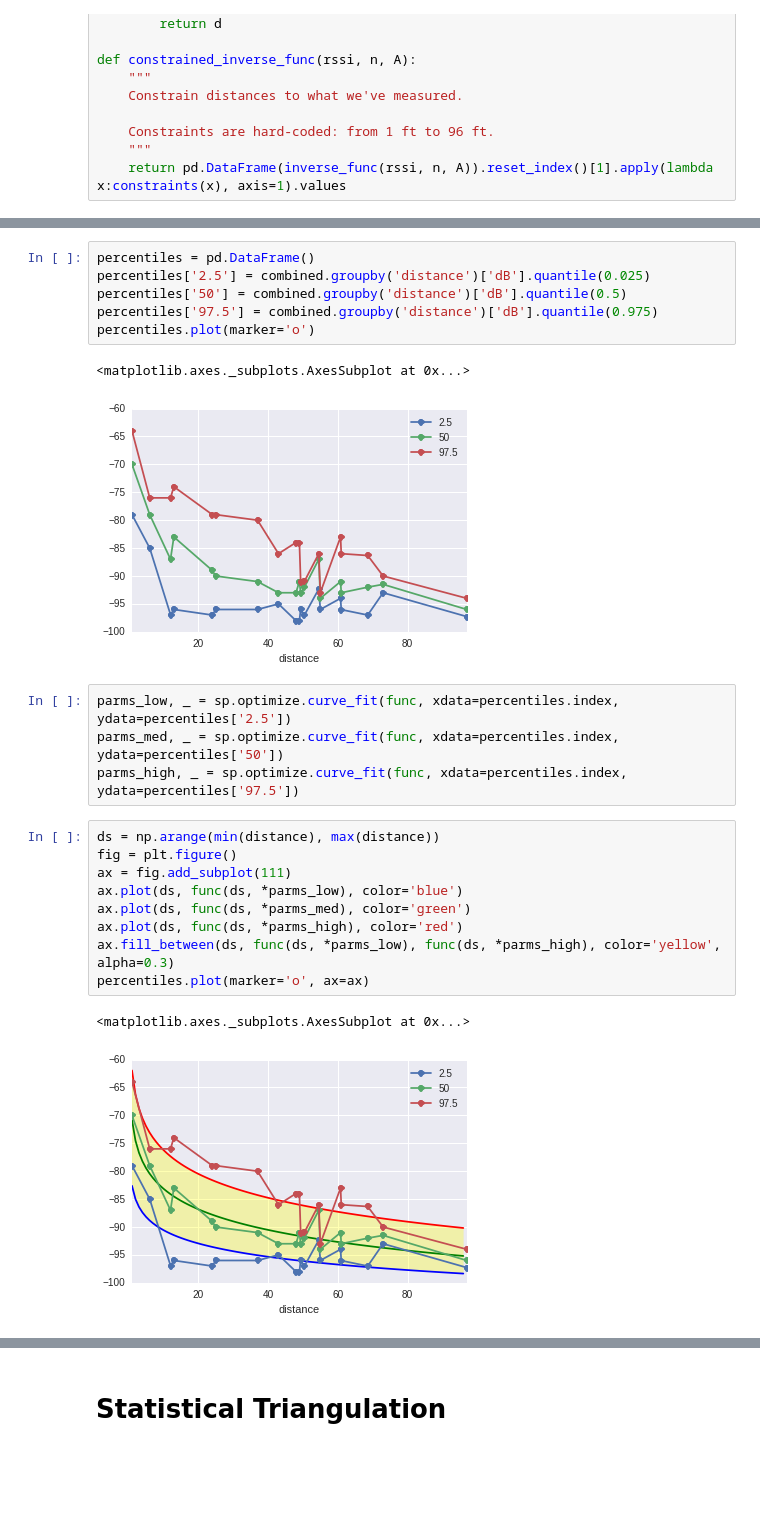
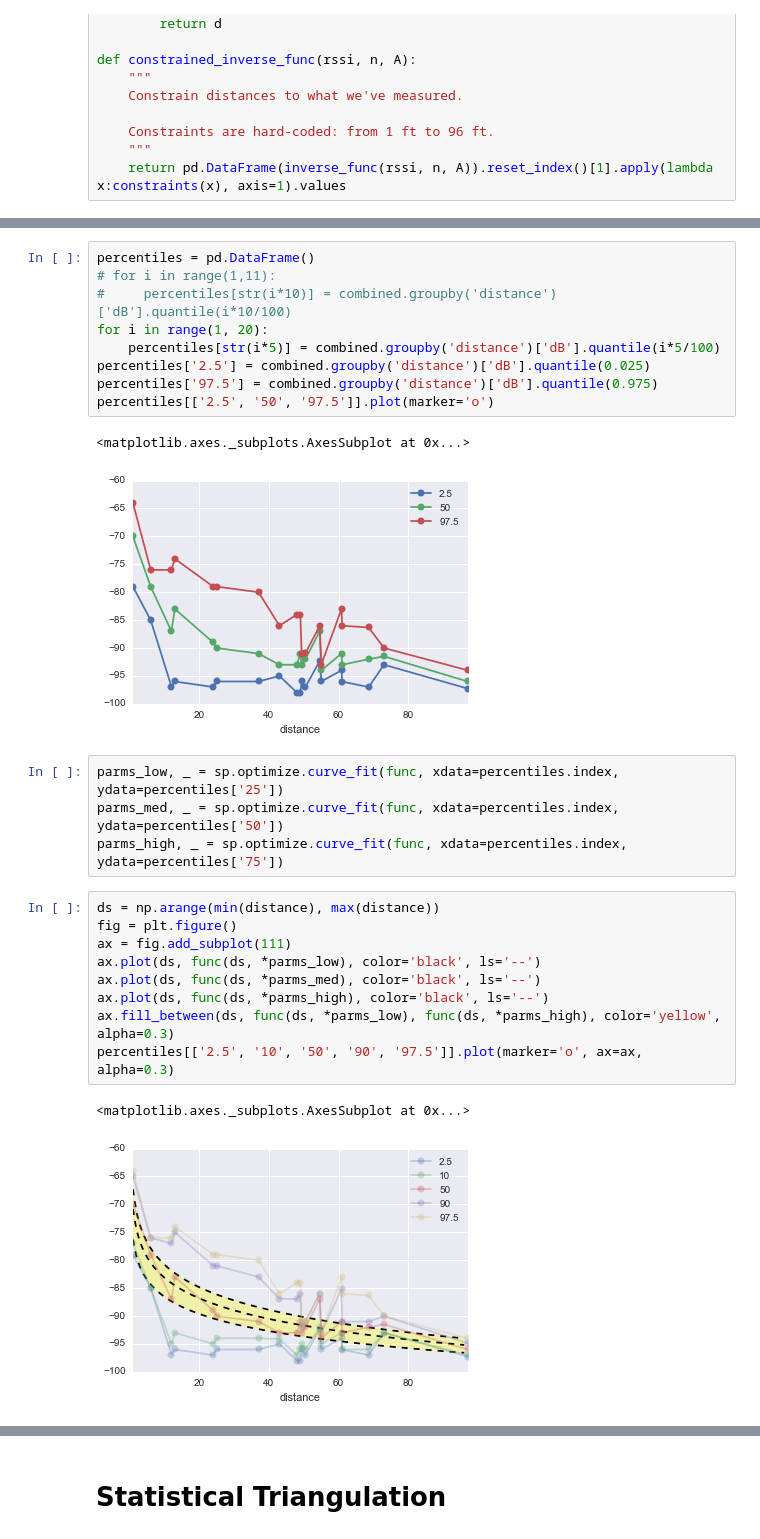
Before and after one commit to ericmjl/bluetooth-proximity-tracker-calibration, a Jupyter notebook: expt4-distance_calibration/Expt4 Analysis.ipynb, the cells around one changed output, grey strips where cells are left out. Drawn from its saved outputs; the diff is of its cells as text; blank space fills up the shorter version.

Commit message:
tried more curve fitting - not working so well

```diff
--- a/expt4-distance_calibration/Expt4 Analysis.ipynb
+++ b/expt4-distance_calibration/Expt4 Analysis.ipynb
@@ -371,28 +379,31 @@ plt.tight_layout()
 # %%
 percentiles = pd.DataFrame()
+# for i in range(1,11):
+#     percentiles[str(i*10)] = combined.groupby('distance')['dB'].quantile(i*10/100)
+for i in range(1, 20):
+    percentiles[str(i*5)] = combined.groupby('distance')['dB'].quantile(i*5/100)
 percentiles['2.5'] = combined.groupby('distance')['dB'].quantile(0.025)
-percentiles['50'] = combined.groupby('distance')['dB'].quantile(0.5)
 percentiles['97.5'] = combined.groupby('distance')['dB'].quantile(0.975)
-percentiles.plot(marker='o')
+percentiles[['2.5', '50', '97.5']].plot(marker='o')
 # %% [output]
 <matplotlib.axes._subplots.AxesSubplot at 0x...>
-[figure, old version]
+[figure, new version]
 # %%
-parms_low, _ = sp.optimize.curve_fit(func, xdata=percentiles.index, ydata=percentiles['2.5'])
+parms_low, _ = sp.optimize.curve_fit(func, xdata=percentiles.index, ydata=percentiles['25'])
 parms_med, _ = sp.optimize.curve_fit(func, xdata=percentiles.index, ydata=percentiles['50'])
-parms_high, _ = sp.optimize.curve_fit(func, xdata=percentiles.index, ydata=percentiles['97.5'])
+parms_high, _ = sp.optimize.curve_fit(func, xdata=percentiles.index, ydata=percentiles['75'])
 # %%
 ds = np.arange(min(distance), max(distance))
 fig = plt.figure()
 ax = fig.add_subplot(111)
-ax.plot(ds, func(ds, *parms_low), color='blue')
-ax.plot(ds, func(ds, *parms_med), color='green')
-ax.plot(ds, func(ds, *parms_high), color='red')
+ax.plot(ds, func(ds, *parms_low), color='black', ls='--')
+ax.plot(ds, func(ds, *parms_med), color='black', ls='--')
+ax.plot(ds, func(ds, *parms_high), color='black', ls='--')
 ax.fill_between(ds, func(ds, *parms_low), func(ds, *parms_high), color='yellow', alpha=0.3)
-percentiles.plot(marker='o', ax=ax)
+percentiles[['2.5', '10', '50', '90', '97.5']].plot(marker='o', ax=ax, alpha=0.3)
 # %% [output]
 <matplotlib.axes._subplots.AxesSubplot at 0x...>
-[figure, old version]
+[figure, new version]
 # %%
 # ds = np.arange(min(distance), max(distance))
 fig = plt.figure()
```
Also changed, not shown: parts of 25 cells of this notebook, 6 other files.
